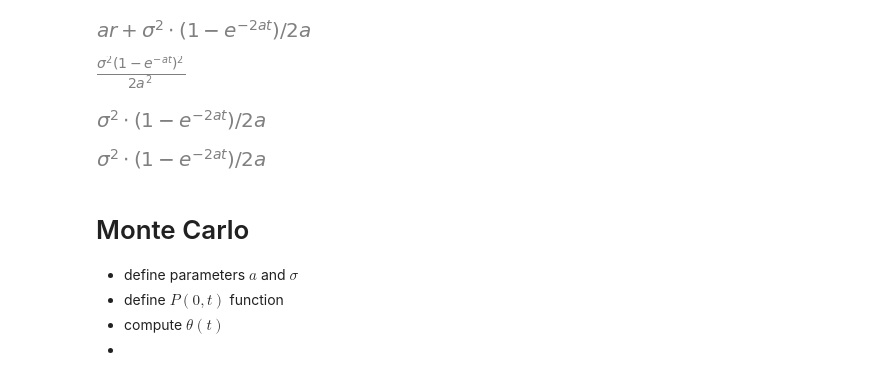
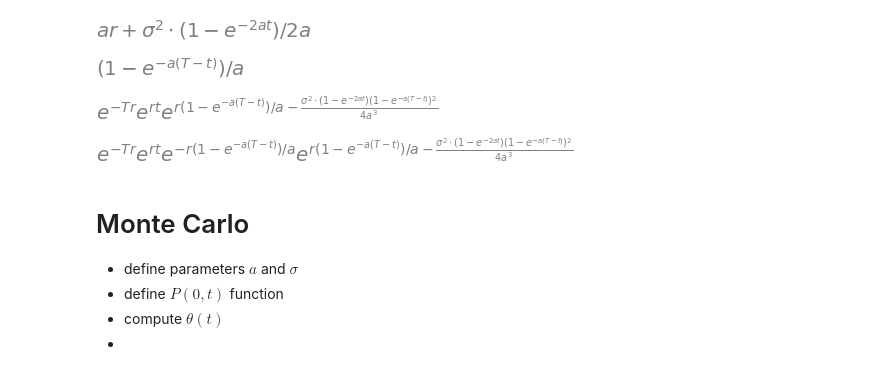
Before and after one commit to AlexanderZvyagin/MonteCarlo-SDK, a Jupyter notebook: python/notebooks/hw_bond.ipynb, the cells around one changed output. Drawn from its saved outputs; the diff is of its cells as text; code cells hidden in the pictures.

```diff
--- a/python/notebooks/hw_bond.ipynb
+++ b/python/notebooks/hw_bond.ipynb
@@ -64,3 +78,4 @@ class HullWhiteAnalytical:
 # %%
 hw1 = HullWhiteAnalytical()
-hw1.P0_t = exp(-hw1.r*hw1.t)
+#hw1.P0_t = exp(-hw1.r*hw1.t - hw1.r*hw1.t**2)
+hw1.P0(hw1.t)
@@ -92,19 +101,18 @@ hw1.r_variance()
 hw1.theta()
 # %% [output]
 [figure]
-# %%
-hw0 = HullWhiteAnalytical()
-hw0.r_mean()
-# %% [output]
-[figure, removed]
-# %%
-hw0.r_variance()
-# %% [output]
-[figure, removed]
-# %%
-hw0.theta()
-# %% [output]
-[figure, removed]
+# %%
+hw1.B()
+# %% [output]
+[figure, added]
+# %%
+hw1.A()
+# %% [output]
+[figure, added]
+# %%
+hw1.P()
+# %% [output]
+[figure, added]
 # %% [markdown]
 # Monte Carlo
 
```
Also changed, not shown: parts of 15 cells of this notebook.
